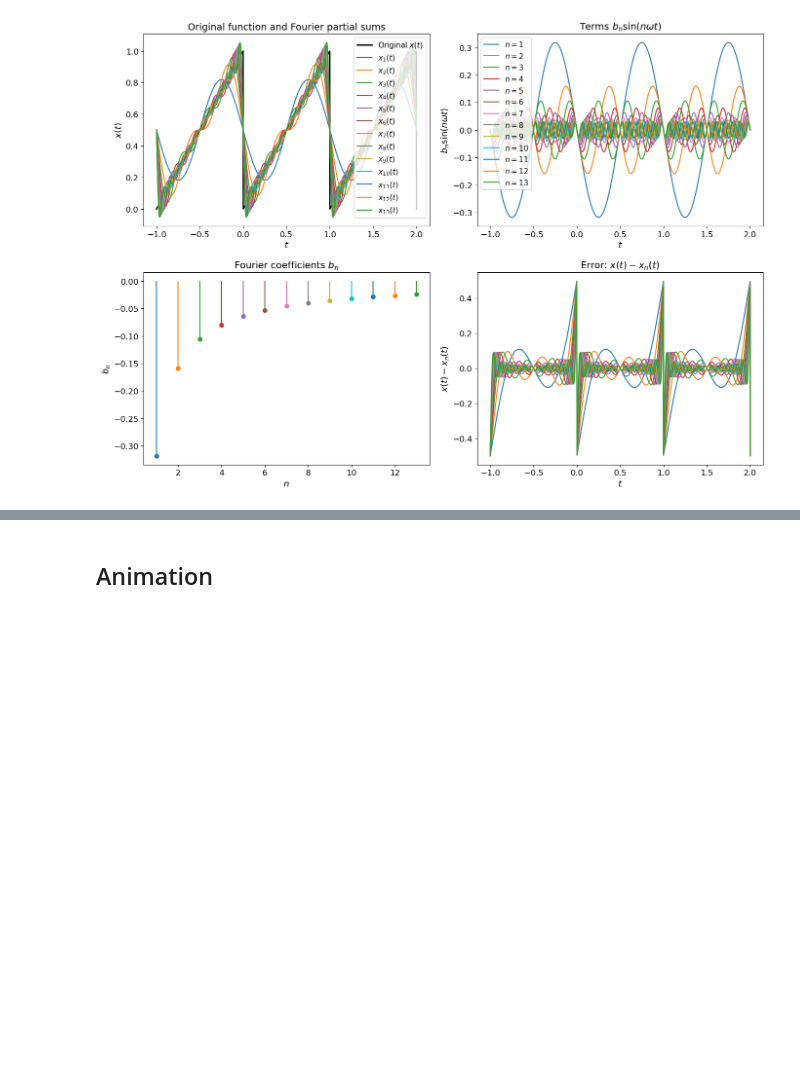
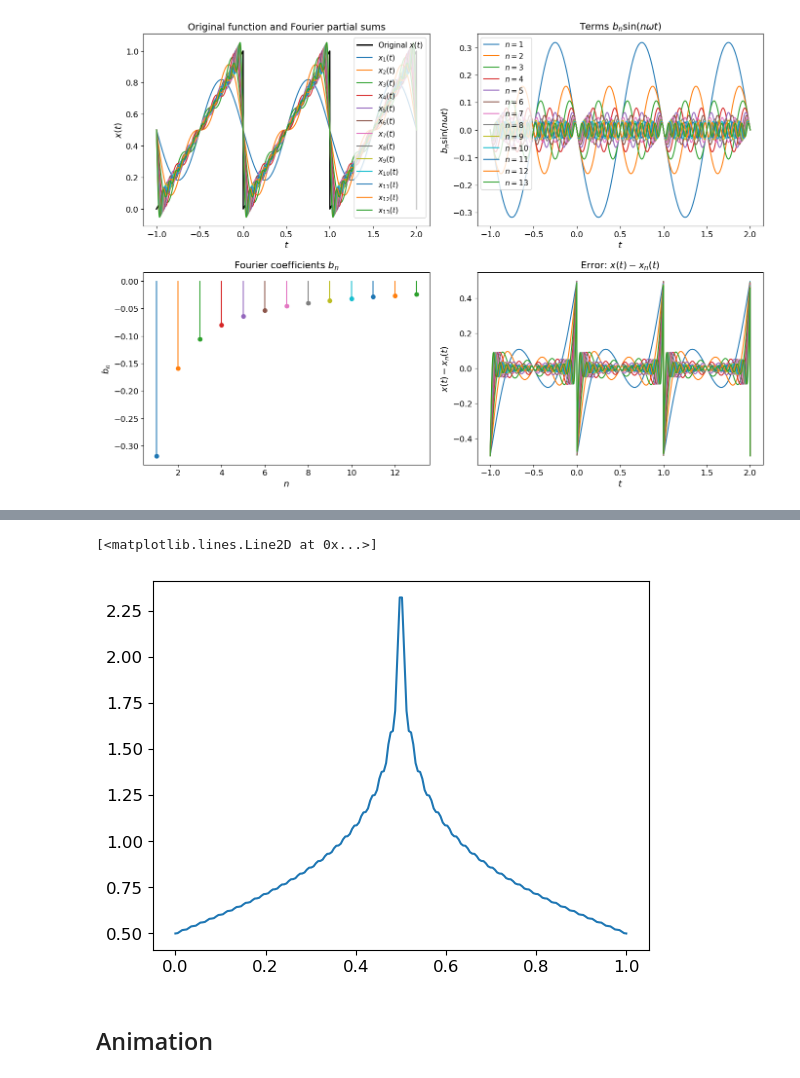
Before and after one commit to blhuillier/MathPhysI, a Jupyter notebook: Examples/III_Fourier/19_Fourier_series.ipynb, the cells around one changed output, grey strips where cells are left out. Saved outputs shown, nothing was run; the diff lists cells and outputs as text; code cells hidden in the pictures; blank space fills up the shorter version.

```diff
--- a/Examples/III_Fourier/19_Fourier_series.ipynb
+++ b/Examples/III_Fourier/19_Fourier_series.ipynb
@@ -299,3 +417,9 @@ plt.show()
+# %%
+fix, ax = plt.subplots()
+ax.plot(x,u_xt(x,0))
+# %% [output]
+[<matplotlib.lines.Line2D at 0x...>]
+[figure, added]
 # %%
 # import numpy as np
 # import matplotlib.pyplot as plt
```
Also changed, not shown: parts of 4 cells of this notebook, 1 other file.
